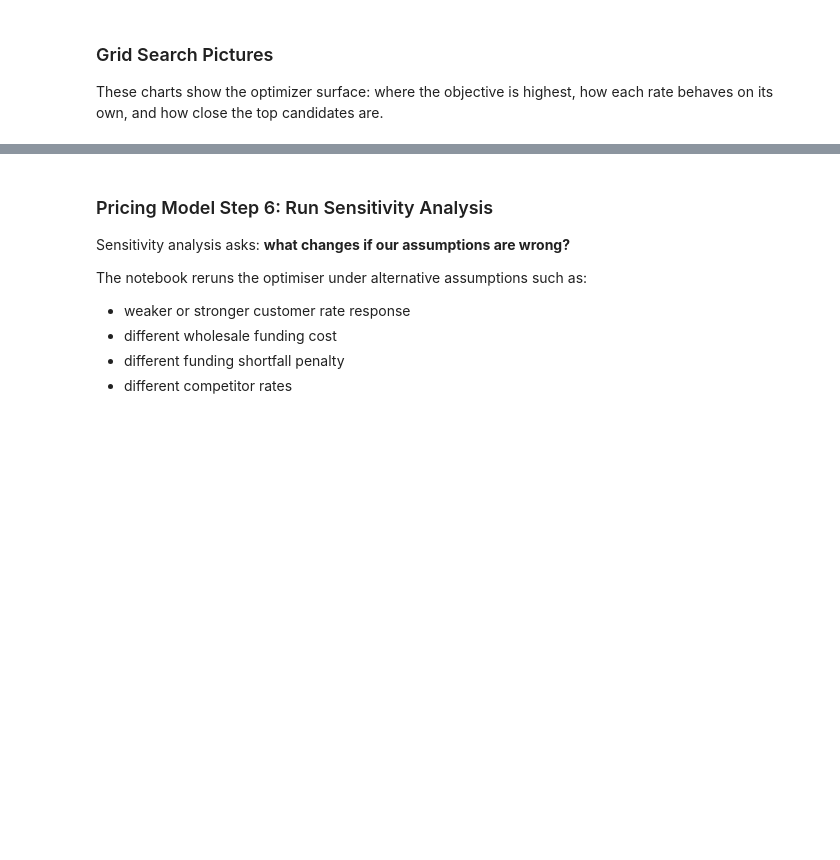
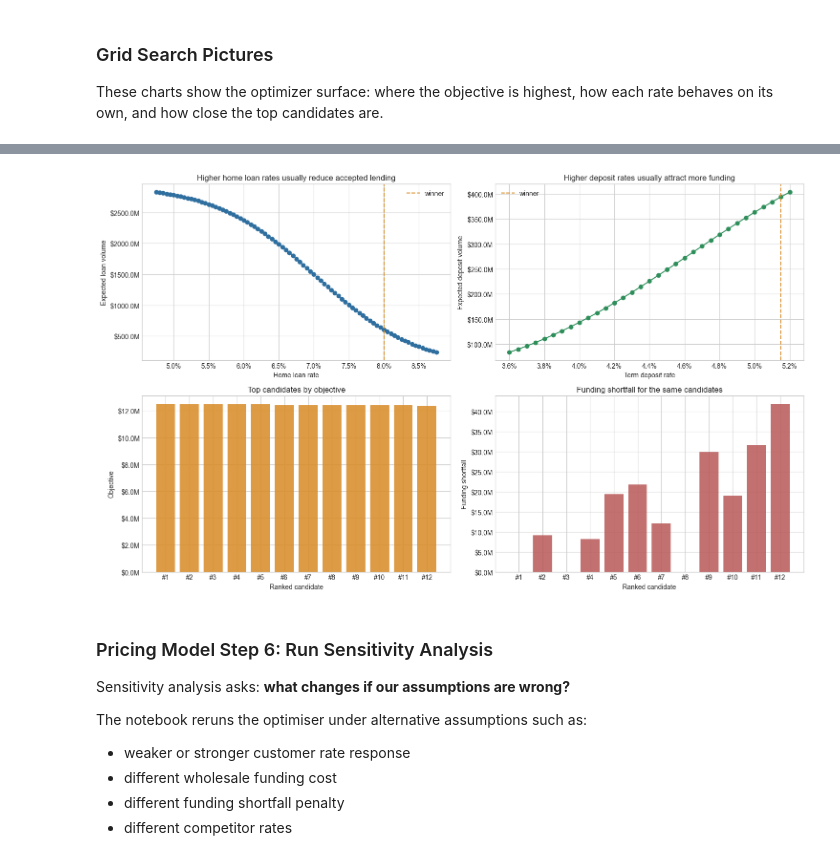
Before and after one commit to kcha193/ai-bank-pricing-engine, a Jupyter notebook: notebooks/bank_pricing_engine_walkthrough.ipynb, the cells around one changed output, grey strips where cells are left out. Saved outputs shown, nothing was run; the diff lists cells and outputs as text; code cells hidden in the pictures; blank space fills up the shorter version.

```diff
--- a/notebooks/bank_pricing_engine_walkthrough.ipynb
+++ b/notebooks/bank_pricing_engine_walkthrough.ipynb
@@ -414,3 +630,7 @@ plot_grid_search_results(
+# %%
+plot_volume_and_funding_story(grid_results, result)
+# %% [output]
+[figure, added]
 # %% [markdown]
 ### Pricing Model Step 6: Run Sensitivity Analysis
 Sensitivity analysis asks: **what changes if our assumptions are wrong?**
```
Also changed, not shown: parts of 72 cells of this notebook, 3 other files.
